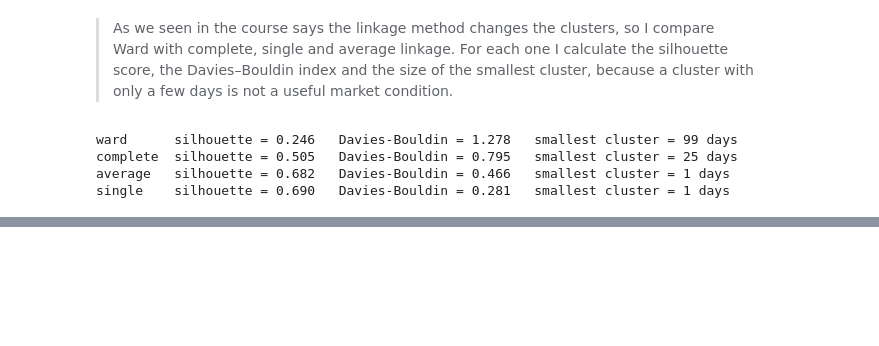
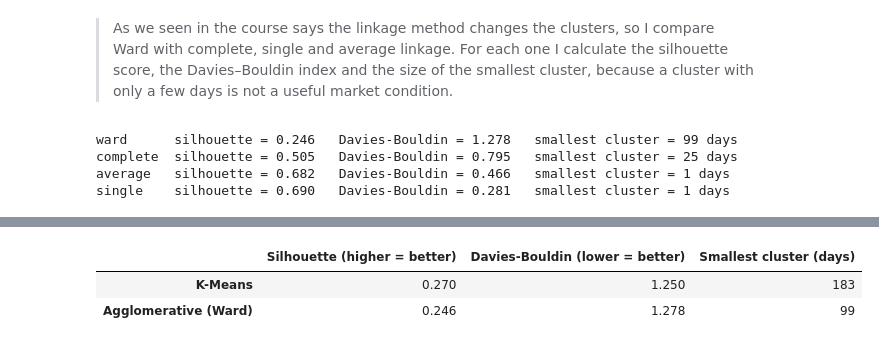
Before and after one commit to ghaflareda-ds/gold_forecast_yahoo_finance, a Jupyter notebook: Gold Forecast.ipynb, the cells around one changed output, grey strips where cells are left out. Cells and saved outputs as stored; diff of their text form; code cells hidden in the pictures; blank space fills up the shorter version.

Commit message:
clustering

```diff
--- a/Gold Forecast.ipynb
+++ b/Gold Forecast.ipynb
@@ -848,0 +851,16 @@ single    silhouette = 0.690   Davies-Bouldin = 0.281   smallest cluster = 1 day
+# %%
+# Side-by-side comparison of the two final models (k = 3)
+comparison = pd.DataFrame({
+    'Silhouette (higher = better)': [silhouette_score(X_scaled, cluster_data['KMeans_Cluster']),
+                                     silhouette_score(X_scaled, cluster_data['Agglo_Cluster'])],
+    'Davies-Bouldin (lower = better)': [davies_bouldin_score(X_scaled, cluster_data['KMeans_Cluster']),
+                                        davies_bouldin_score(X_scaled, cluster_data['Agglo_Cluster'])],
+    'Smallest cluster (days)': [cluster_data['KMeans_Cluster'].value_counts().min(),
+                                cluster_data['Agglo_Cluster'].value_counts().min()],
+}, index=['K-Means', 'Agglomerative (Ward)']).round(3)
+# %%
+comparison
+# %% [output]
+|  | Silhouette (higher = better) | Davies-Bouldin (lower = better) | Smallest cluster (days) |
+| K-Means | 0.270 | 1.250 | 183 |
+| Agglomerative (Ward) | 0.246 | 1.278 | 99 |
```
Also changed, not shown: parts of 3 cells of this notebook.
